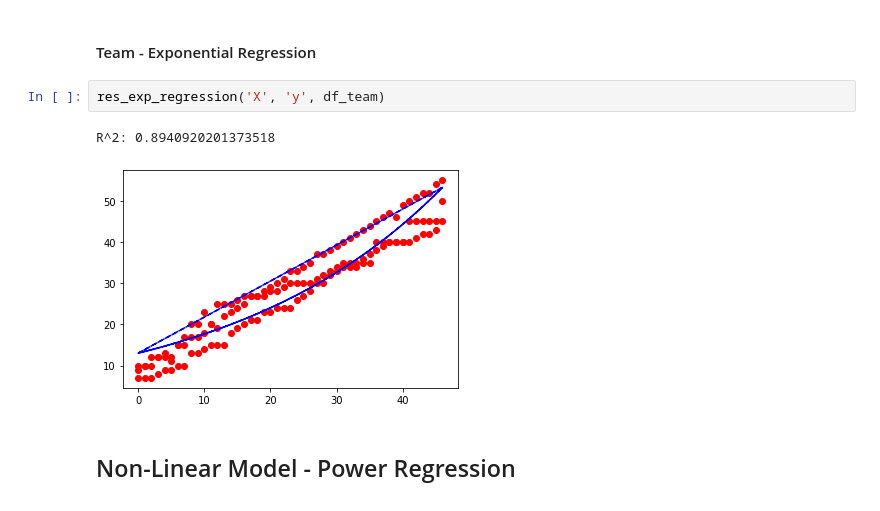
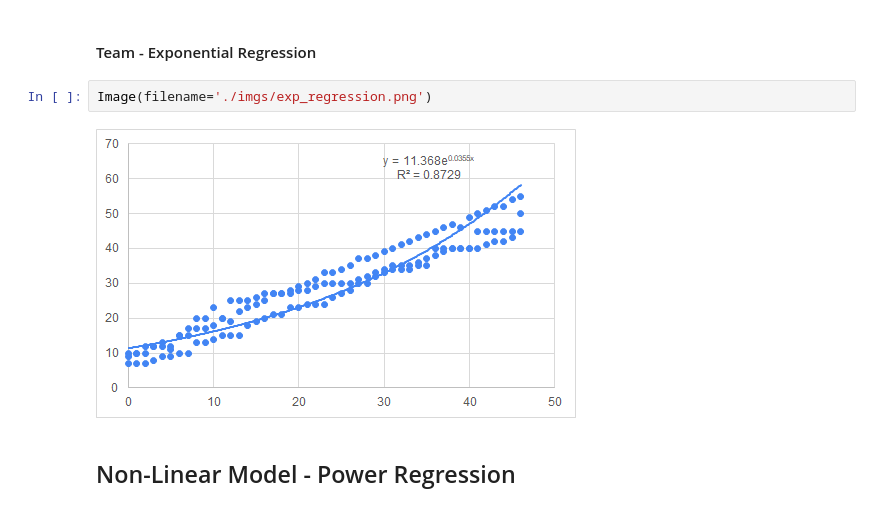
Before and after one commit to Lars17S/Numeric-Methods-Final-Project, a Jupyter notebook: Regression.ipynb, the cells around one changed output. Cells and saved outputs as stored; diff of their text form.

```diff
--- a/Regression.ipynb
+++ b/Regression.ipynb
@@ -410,11 +381,10 @@ R^2: 0.9497005705992895
 [figure]
 # %% [markdown]
 #### Team - Exponential Regression
-# %%
-res_exp_regression('X', 'y', df_team)
-# %% [output]
-R^2: 0.8940920201373518
-[figure, removed]
+# %%
+Image(filename='./imgs/exp_regression.png')
+# %% [output]
+[figure, added]
 # %% [markdown]
 ## Non-Linear Model - Power Regression
 # %% [markdown]
```
Also changed, not shown: parts of 10 cells of this notebook, 4 other files.
